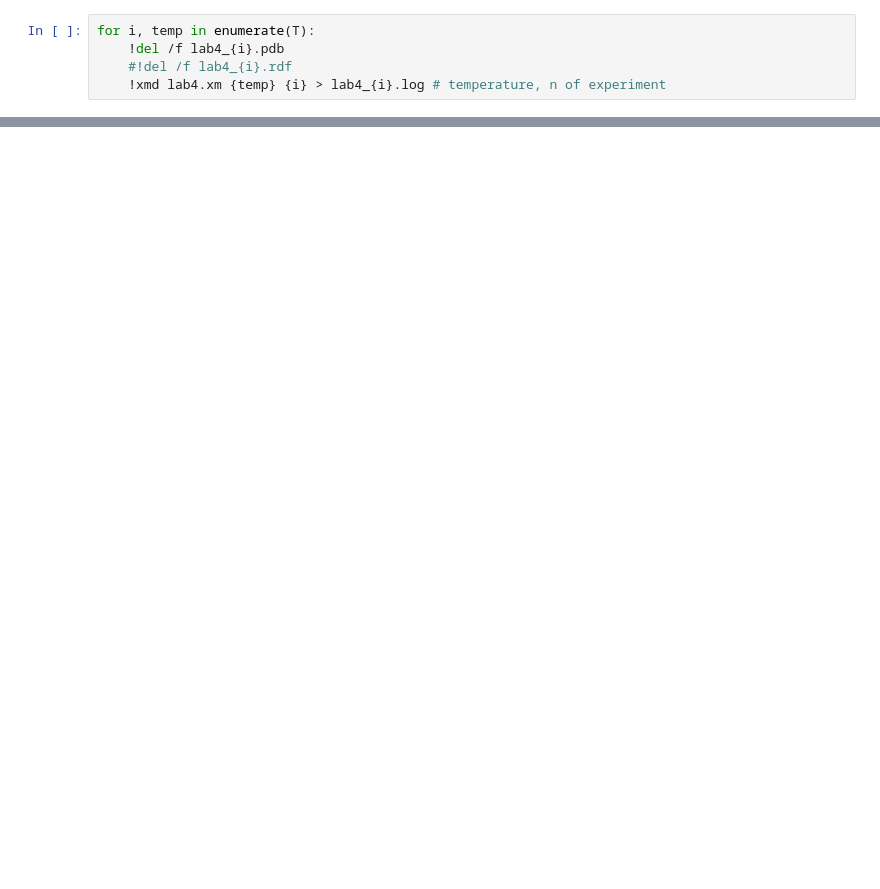
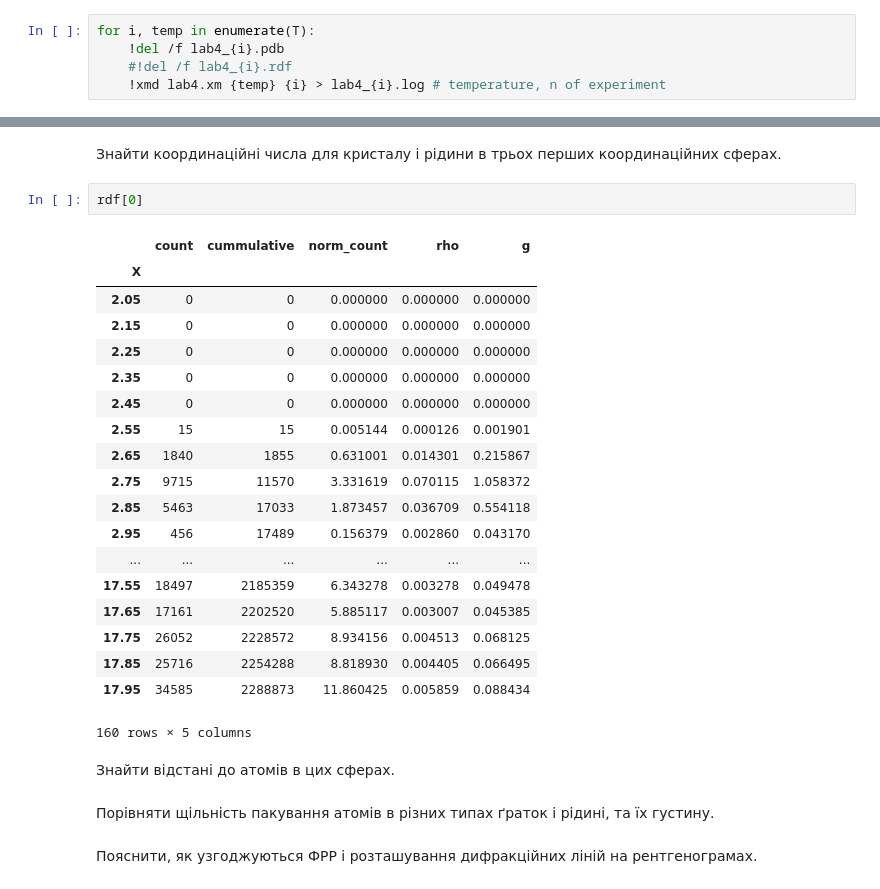
Before and after one commit to rostyq/edu_notebooks, a Jupyter notebook: mesoscale_physics/lab4.ipynb, the cells around one changed output, grey strips where cells are left out. Cells and saved outputs as stored; diff of their text form; blank space fills up the shorter version.

```diff
--- a/mesoscale_physics/lab4.ipynb
+++ b/mesoscale_physics/lab4.ipynb
@@ -99,0 +154,30 @@ ax.grid()
+# %% [markdown]
+Знайти координаційні числа для кристалу і рідини в трьох перших координаційних сферах.
+# %%
+rdf[0]
+# %% [output]
+|  | count | cummulative | norm_count | rho | g |
+| X |  |  |  |  |  |
+| 2.05 | 0 | 0 | 0.000000 | 0.000000 | 0.000000 |
+| 2.15 | 0 | 0 | 0.000000 | 0.000000 | 0.000000 |
+| 2.25 | 0 | 0 | 0.000000 | 0.000000 | 0.000000 |
+| 2.35 | 0 | 0 | 0.000000 | 0.000000 | 0.000000 |
+| 2.45 | 0 | 0 | 0.000000 | 0.000000 | 0.000000 |
+| 2.55 | 15 | 15 | 0.005144 | 0.000126 | 0.001901 |
+| 2.65 | 1840 | 1855 | 0.631001 | 0.014301 | 0.215867 |
+| 2.75 | 9715 | 11570 | 3.331619 | 0.070115 | 1.058372 |
+| 2.85 | 5463 | 17033 | 1.873457 | 0.036709 | 0.554118 |
+| 2.95 | 456 | 17489 | 0.156379 | 0.002860 | 0.043170 |
+| ... | ... | ... | ... | ... | ... |
+| 17.55 | 18497 | 2185359 | 6.343278 | 0.003278 | 0.049478 |
+| 17.65 | 17161 | 2202520 | 5.885117 | 0.003007 | 0.045385 |
+| 17.75 | 26052 | 2228572 | 8.934156 | 0.004513 | 0.068125 |
+| 17.85 | 25716 | 2254288 | 8.818930 | 0.004405 | 0.066495 |
+| 17.95 | 34585 | 2288873 | 11.860425 | 0.005859 | 0.088434 |
+160 rows × 5 columns
+# %% [markdown]
+Знайти відстані до атомів в цих сферах.
+# %% [markdown]
+Порівняти щільність пакування атомів в різних типах ґраток і рідині, та їх густину.
+# %% [markdown]
+Пояснити, як узгоджуються ФРР і розташування дифракційних ліній на рентгенограмах.
```
Also changed, not shown: parts of 20 cells of this notebook, 5 other files.
